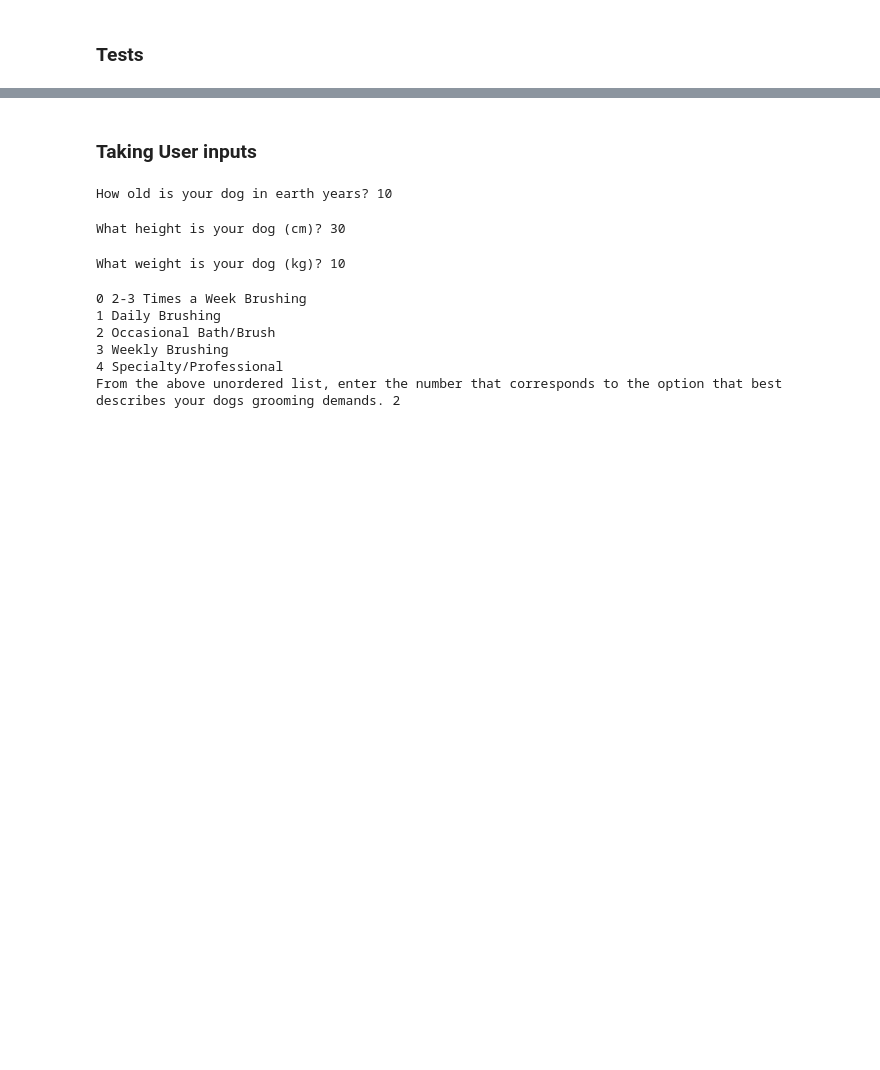
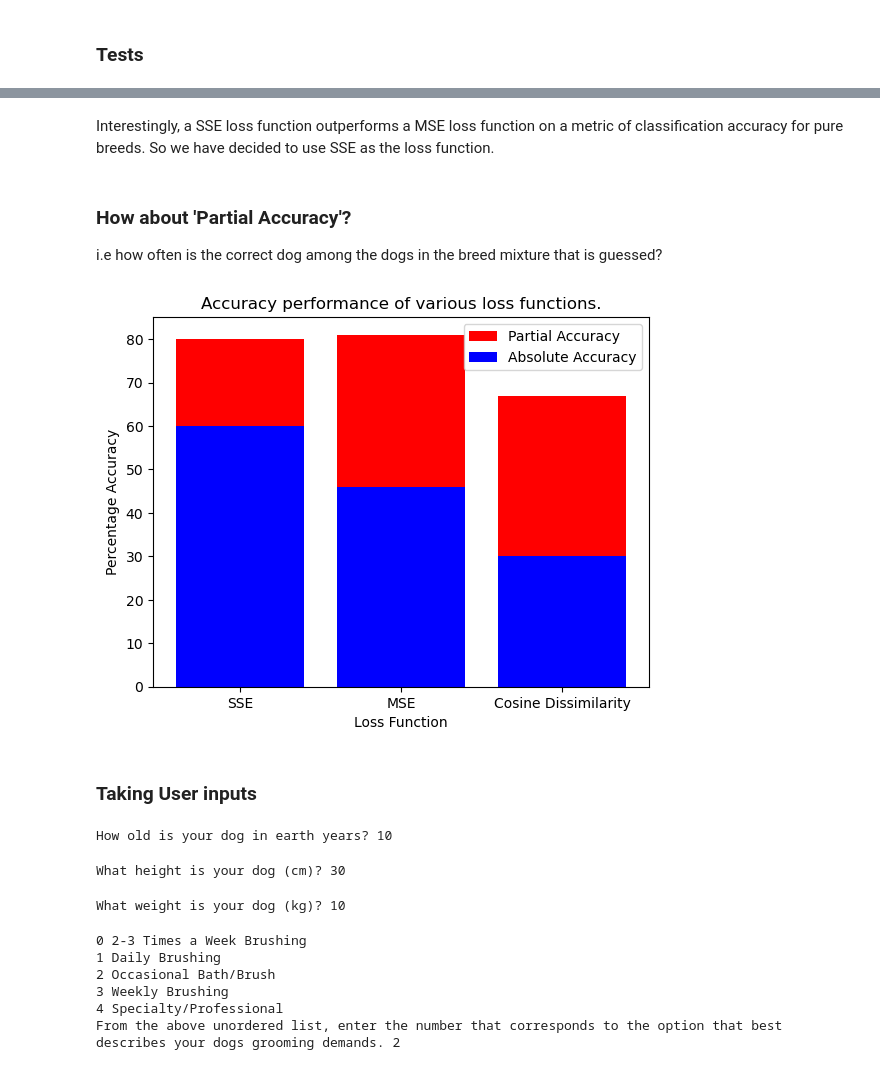
Before and after one commit to kw222391/MDM2_group13, a Jupyter notebook: dogbreedguesser1.ipynb, the cells around one changed output, grey strips where cells are left out. Cells and saved outputs as stored; diff of their text form; code cells hidden in the pictures; blank space fills up the shorter version.

Commit message:
finished simple breed guesser

```diff
--- a/dogbreedguesser1.ipynb
+++ b/dogbreedguesser1.ipynb
@@ -278,0 +375,5 @@ Interestingly, a SSE loss function outperforms a MSE loss function on a metric o
+# %% [markdown]
+Interestingly, a SSE loss function outperforms a MSE loss function on a metric of classification accuracy for pure breeds. So we have decided to use SSE as the loss function.
+# %% [markdown]
+### How about 'Partial Accuracy'?
+i.e how often is the correct dog among the dogs in the breed mixture that is guessed?
@@ -279,3 +419,17 @@ Interestingly, a SSE loss function outperforms a MSE loss function on a metric o
+# %%
+# Accuracy Data for the bar chart
+loss_funs = ['SSE', 'MSE', 'Cosine Dissimilarity']
+accs = [60, 46, 30]
+paccs = [80, 81, 67]
+plt.bar(loss_funs, paccs, color='red', label='Partial Accuracy')
+plt.bar(loss_funs, accs, color='blue', label='Absolute Accuracy')
+plt.xlabel('Loss Function')
+plt.ylabel('Percentage Accuracy')
+plt.title('Accuracy performance of various loss functions.')
+plt.legend()
+plt.show()
+# %% [output]
+[figure, added]
 # %% [markdown]
 ### Taking User inputs
 # %%
```
Also changed, not shown: parts of 22 cells of this notebook.
